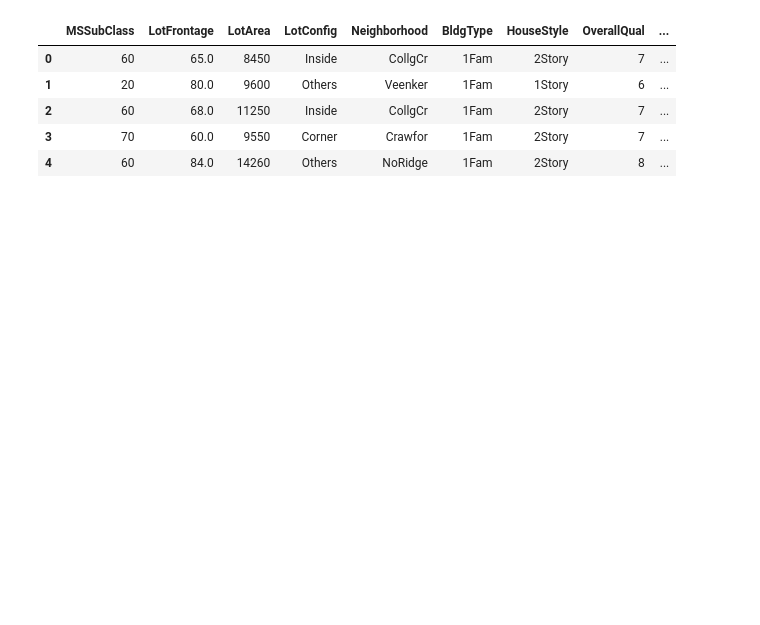
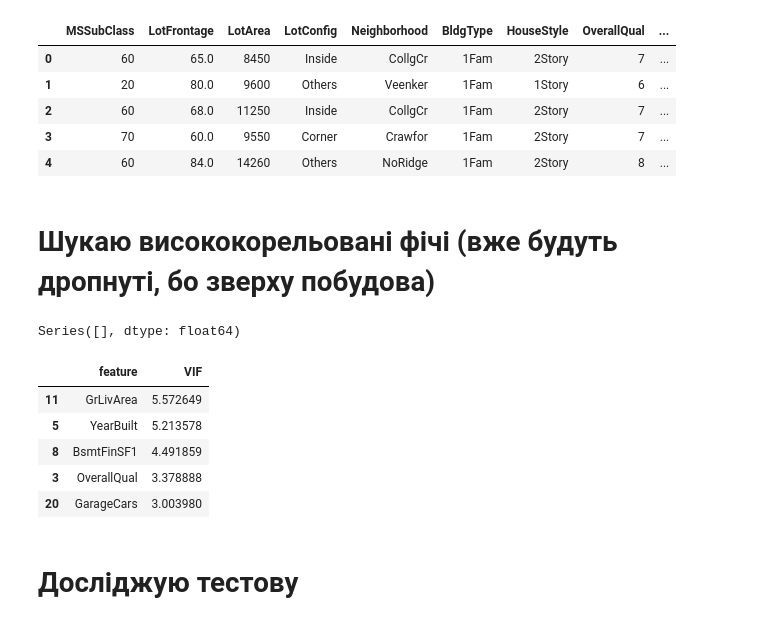
Before and after one commit to SerhiiDolhopolov/ML_Final_HousePredict, a Jupyter notebook: src/feature_engineering.ipynb, the cells around one changed output. Drawn from its saved outputs; the diff is of its cells as text; code cells hidden in the pictures; blank space fills up the shorter version.

```diff
--- a/src/feature_engineering.ipynb
+++ b/src/feature_engineering.ipynb
@@ -668,3 +664,20 @@ train_X.head()
 | 2 | 60 | 68.0 | 11250 | Inside | CollgCr | 1Fam | 2Story | 7 | ... |
 | 3 | 70 | 60.0 | 9550 | Corner | Crawfor | 1Fam | 2Story | 7 | ... |
 | 4 | 60 | 84.0 | 14260 | Others | NoRidge | 1Fam | 2Story | 8 | ... |
+# %% [markdown]
+# Шукаю висококорельовані фічі (вже будуть дропнуті, бо зверху побудова)
+# %%
+FeatureManager.get_high_correlation_features(train_X).head()
+# %% [output]
+Series([], dtype: float64)
+# %%
+FeatureManager.get_VIF_correlation_features(train_X).head()
+# %% [output]
+|  | feature | VIF |
+| 11 | GrLivArea | 5.572649 |
+| 5 | YearBuilt | 5.213578 |
+| 8 | BsmtFinSF1 | 4.491859 |
+| 3 | OverallQual | 3.378888 |
+| 20 | GarageCars | 3.003980 |
+# %% [markdown]
+# Досліджую тестову
```
Also changed, not shown: parts of 12 cells of this notebook, 7 other files.
